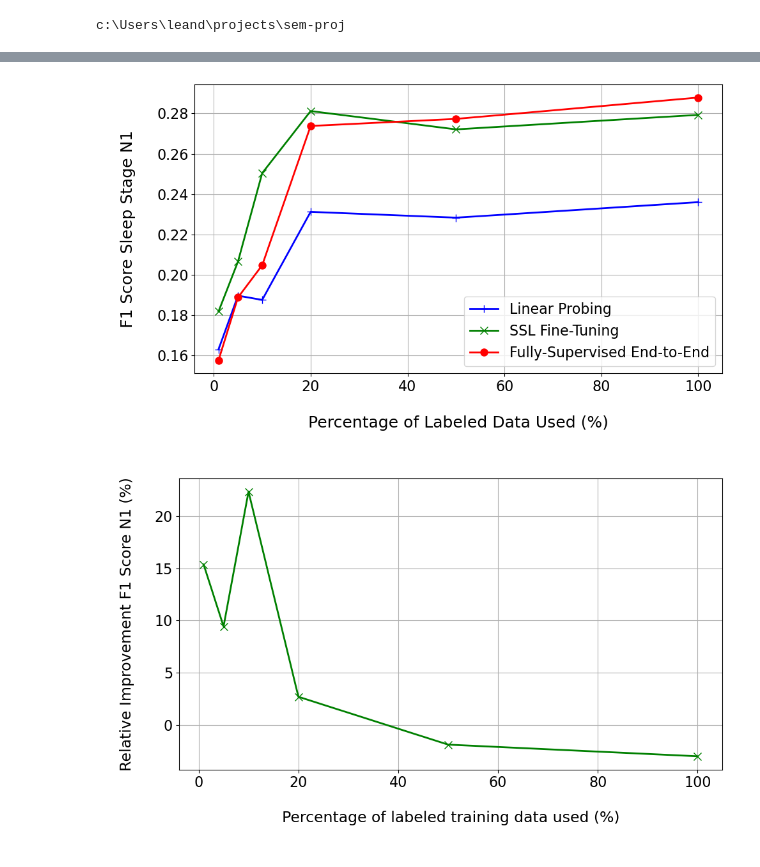
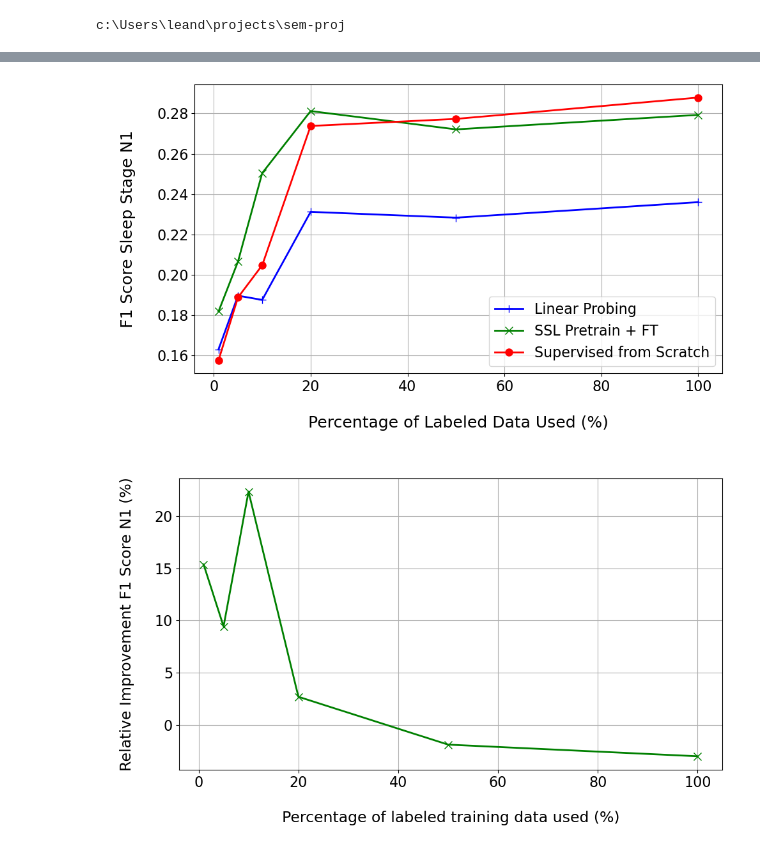
Before and after one commit to leandandre/sem-proj, a Jupyter notebook: scripts/plot_lin-probe_vs_finetuned_vs_fullysuperv-endtoend.ipynb, the cells around one changed output, grey strips where cells are left out. Cells and saved outputs as stored; diff of their text form; code cells hidden in the pictures.

```diff
--- a/scripts/plot_lin-probe_vs_finetuned_vs_fullysuperv-endtoend.ipynb
+++ b/scripts/plot_lin-probe_vs_finetuned_vs_fullysuperv-endtoend.ipynb
@@ -56,43 +58,43 @@ plt.savefig(TARGET_DIR / 'finetuned_vs_fullysuperv_rel_impr_mf1_ctx-free.pdf', d
 [figure]
 # %%
-### run if you want the context-free model plot (N1 only) ###
-### context-free model, these results are from the powerpoint SSL result week 12_01-19_01.pptx ###
+### run if you want the context-free model plot (N1 only) STAGE1 ###
+### context-free model, these results are from the powerpoint SSL results.pptx (stage1)###
 p = [0.01, 0.05, 0.1, 0.2, 0.5, 1.0]
 p = [x * 100 for x in p]  # convert to percentage
 n1_linprobe = [0.163, 0.1896, 0.1875, 0.2312, 0.2283, 0.236]
 n1_finetuned = [0.1818, 0.2065, 0.2504, 0.2812, 0.2721, 0.2793]
 n1_fullysuperv = [0.1576, 0.1887, 0.2047, 0.2738, 0.2773, 0.2879]
 
 plt.figure(figsize=(10, 6))
 plt.plot(p, n1_linprobe, marker='+', linewidth=2, markersize=8, label='Linear Probing', color='blue')
-plt.plot(p, n1_finetuned, marker='x', linewidth=2, markersize=8, label='SSL Fine-Tuning', color='green')
-plt.plot(p, n1_fullysuperv, marker='o', linewidth=2, markersize=8, label='Fully-Supervised End-to-End', color='red')
+plt.plot(p, n1_finetuned, marker='x', linewidth=2, markersize=8, label='SSL Pretrain + FT', color='green')
+plt.plot(p, n1_fullysuperv, marker='o', linewidth=2, markersize=8, label='Supervised from Scratch', color='red')
 plt.xlabel('\nPercentage of Labeled Data Used (%)\n', fontsize=18)
 plt.ylabel('\nF1 Score Sleep Stage N1\n', fontsize=18)
 # plt.title('Linear Probing vs. SSL Fine-Tuning vs. Fully-Supervised End-to-End\n', fontsize=18)
 plt.legend(fontsize=16)
 plt.tick_params(axis='both', labelsize=16)
 plt.tight_layout()
 plt.grid(True)
 # plt.show()
-plt.savefig(TARGET_DIR / 'lin-probe_vs_finetuned_vs_fullysuperv-endtoend_n1.pdf', dpi=300, bbox_inches='tight')
+plt.savefig(TARGET_DIR / 'lin-probe_vs_finetuned_vs_fullysupervised_n1_stage1.pdf', dpi=300, bbox_inches='tight')
 
-# relative improvement plot for N1
+# relative improvement plot for N1 STAGE1
 p = [0.01, 0.05, 0.1, 0.2, 0.5, 1.0]
 p = [x * 100 for x in p]  # convert to percentage
 rel_impr_finetuned_n1 =[]
 for fine, fully in zip(n1_finetuned, n1_fullysuperv):
     rel_impr_finetuned_n1.append((fine - fully) / fully * 100)
 plt.figure(figsize=(10, 6))
 plt.plot(p, rel_impr_finetuned_n1, marker='x', linewidth=2, markersize=8, color='green')
 plt.xlabel('\nPercentage of labeled training data used (%)\n', fontsize=17)
 plt.ylabel('\nRelative Improvement F1 Score N1 (%)\n', fontsize=17)
 plt.tick_params(axis='both', labelsize=16)
 plt.tight_layout()
 plt.grid(True)
 # plt.show()
-plt.savefig(TARGET_DIR / 'finetuned_vs_fullysuperv_rel_impr_n1_ctx-free.pdf', dpi=300, bbox_inches='tight')
+plt.savefig(TARGET_DIR / 'finetuned_vs_fullysupervised_rel_impr_n1_ctx-free_stage1.pdf', dpi=300, bbox_inches='tight')
 # %% [output]
-[figure, old version]
+[figure, new version]
 [figure]
 # %%
```
Also changed, not shown: parts of 5 cells of this notebook, 18 other files.
